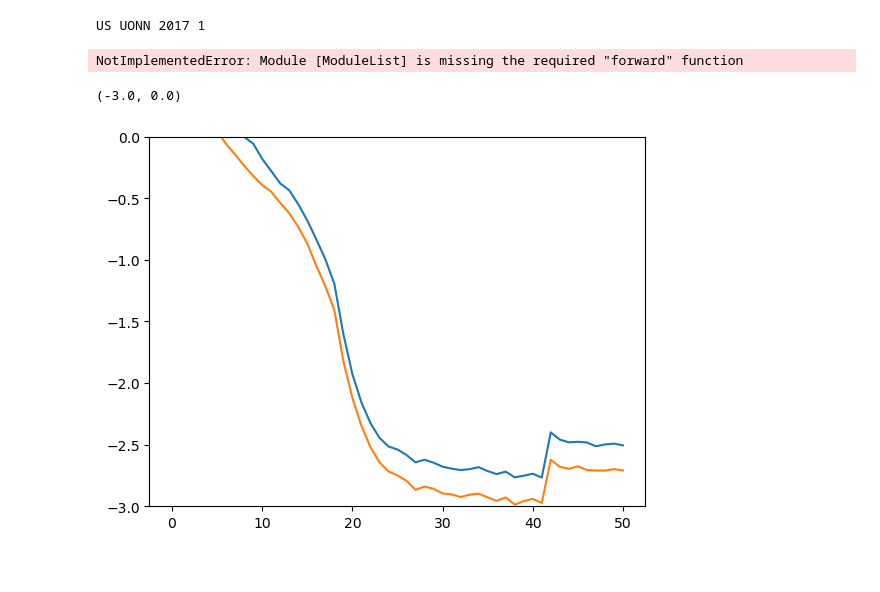
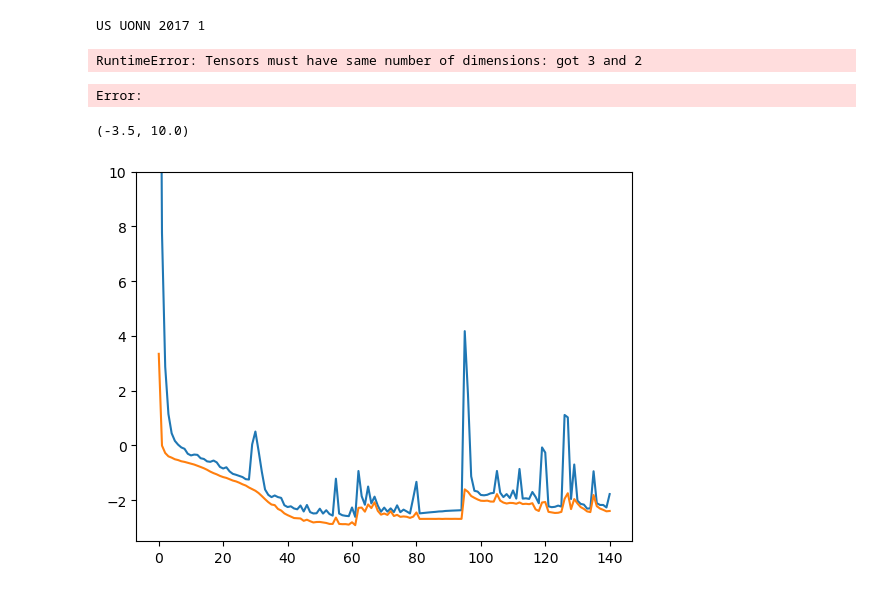
Before and after one commit to M-Morris-95/Forecasting-Influenza-Using-Universal-Differential-Equations, a Jupyter notebook: run_ode.ipynb, the cells around one changed output. Drawn from its saved outputs; the diff is of its cells as text; code cells hidden in the pictures.

Commit message:
added tests with no uncertainty
(training MSE = 0.0027)

```diff
--- a/run_ode.ipynb
+++ b/run_ode.ipynb
@@ -108,7 +113,8 @@ ode_params = {'net_sizes':[20, 20], 'aug_net_sizes':[64, 64]},
 
 ode_params = {
     'net_sizes': [20, 20],  # example values, adjust as needed
-    'aug_net_sizes': [32, 32]  # example values, adjust as needed
+    'aug_net_sizes': [32, 32],  # example values, adjust as needed
+    'prior_std' : 0.05
 }
 
 dec_params = {}
@@ -120,14 +130,21 @@ train_loader, x_test, y_test = convert_to_torch(x_train, y_train, x_test, y_test
 # %%
-model = VAE(Encoder_Back_GRU, ode, Decoder, n_qs, latent_dim, n_regions, file_prefix=load_file_prefix, chkpt_prefix=chkpt_prefix, ode_params=ode_params, enc_params=enc_params, dec_params=dec_params)
+model = VAE(Encoder_Back_GRU, ode, Decoder, n_qs, latent_dim, n_regions, file_prefix=load_file_prefix, chkpt_prefix=chkpt_prefix, ode_params=ode_params, enc_params=enc_params, dec_params=dec_params, uncertainty=False)
 model.setup_training(lr=lr)
 model.file_prefix = file_prefix
+
+model.ode_kl_w = 1/153
+# %%
+y_pred = model(x_test, t, n_samples = 128, training=False)
+# %% [output]
+RuntimeError: Tensors must have same number of dimensions: got 3 and 2
 # %%
 model.pre_train(train_loader)
 # %%
-eval_pts=[0,7,14]
+# ,14,21,28,35,42,49,56
+eval_pts=[0,7,14,21,28,35,42,49,56]
 time_steps = t[:(eval_pts[-1]+1)]
 validate = {'x_test':x_test, 'y_test':y_test, 't':t, 'scaler':scaler, 'n_samples':128}
 # %%
-model.train(train_loader, time_steps, epochs, losses, eval_pts, n_samples = n_samples, grad_lim=1500, checkpoint=False, track_norms=True, norm_file=f'{norm_prefix}norms.txt', disable=False, validate = None)
+model.train(train_loader, time_steps, epochs, losses, eval_pts, n_samples = n_samples, grad_lim=1e5, checkpoint=False, track_norms=True, norm_file=f'{norm_prefix}norms.txt', disable=False, validate = None)
 # %% [output]
-NotImplementedError: Module [ModuleList] is missing the required "forward" function
+Error:
@@ -134,10 +157,10 @@ NotImplementedError: Module [ModuleList] is missing the required "forward" funct
 # %%
 plt.plot([h['loss'] for h in model._history.epoch_history])
 plt.plot([h['nll'] for h in model._history.epoch_history])
-plt.ylim([-3,0])
+plt.ylim([-3.5,10])
 # %% [output]
-(-3.0, 0.0)
+(-3.5, 10.0)
-[figure, old version]
+[figure, new version]
 # %%
 x_te = torch.tensor(x_train[-365:], dtype=torch.float32)
 y_te = torch.tensor(y_train[-365:], dtype=torch.float32)
```
Also changed, not shown: parts of 6 cells of this notebook.
